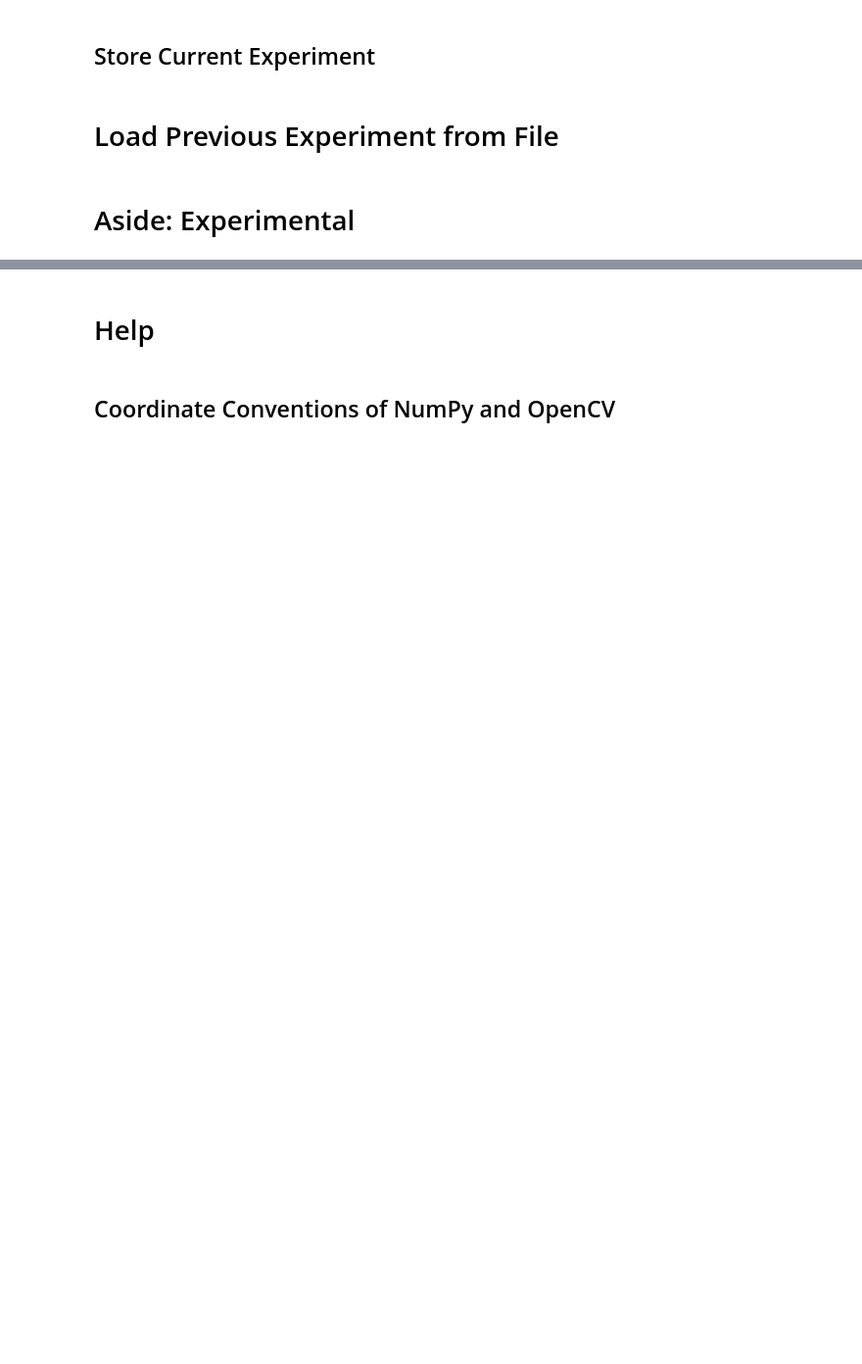
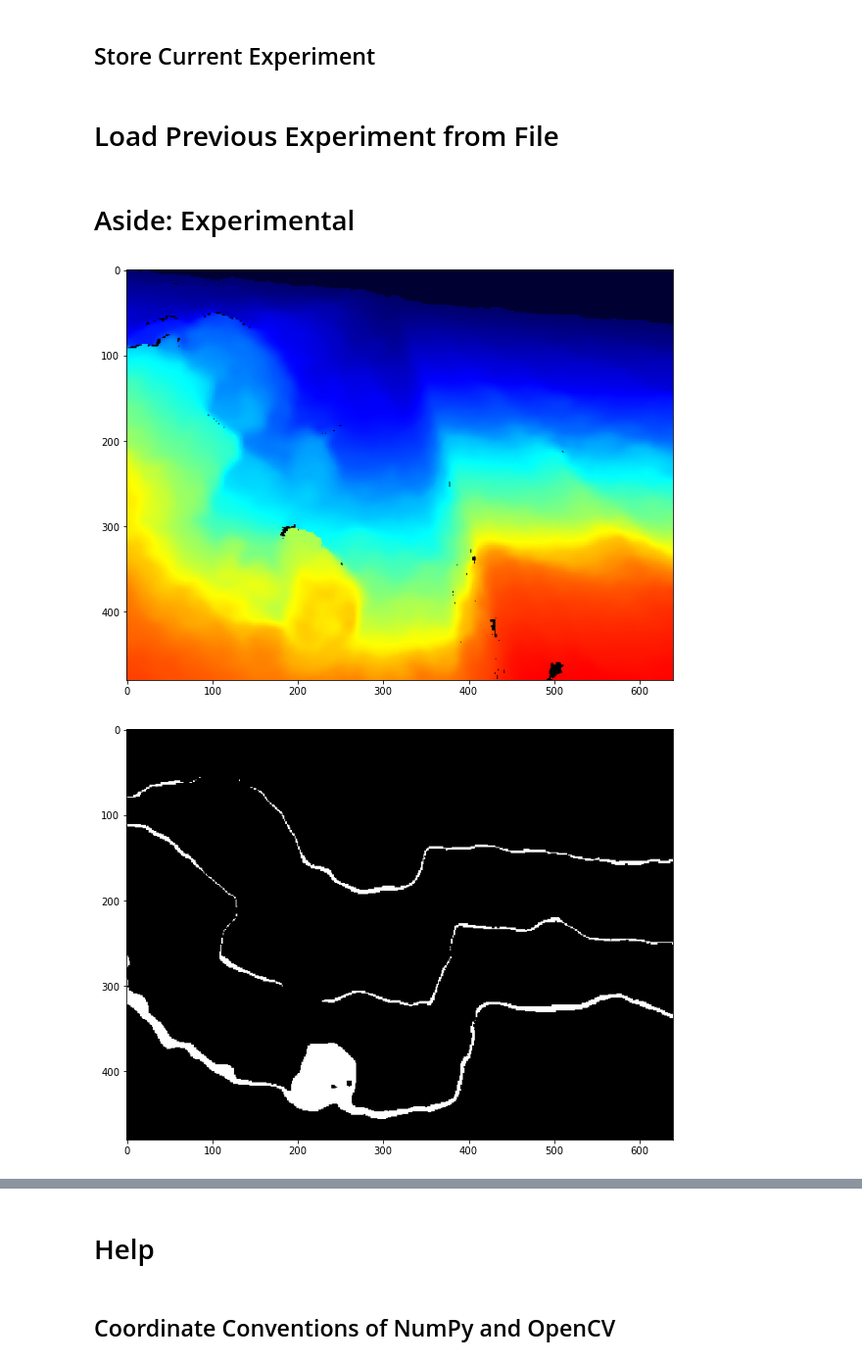
Before and after one commit to free-bit/furrow-edge-detector, a Jupyter notebook: Image Processing & Feature Detection.ipynb, the cells around one changed output, grey strips where cells are left out. Shown at 98% size. Drawn from its saved outputs; the diff is of its cells as text; code cells hidden in the pictures; blank space fills up the shorter version.

Commit message:
Changes: * Dilation, erosion, opening, closing added. * Experiments done with template matching.

```diff
--- a/Image Processing & Feature Detection.ipynb
+++ b/Image Processing & Feature Detection.ipynb
@@ -177,7 +189,11 @@ def hough_line_config(average=True,
 Bind names to the UI elements. Define new UI elements and name-UI element mappings here if needed.
 # %%
 # Defining UI elements for configurations
-threshold_ui = lambda: interactive(threshold_config, thresh=(0,255), maxval=(0,255),
+dilation_ui = lambda: interactive(dilation_config, ksize=(1,20))
+erosion_ui = lambda: interactive(erosion_config, ksize=(1,20))
+opening_ui = lambda: interactive(opening_config, ksize=(1,20))
+closing_ui = lambda: interactive(closing_config, ksize=(1,20))
+threshold_ui = lambda: interactive(threshold_config, thresh=(0.0,255.0,0.5), maxval=(0.0,255.0,0.5),
                            type={"Binary": cv2.THRESH_BINARY,
                                  "Binary Inverted": cv2.THRESH_BINARY_INV,
                                  "Trunctate": cv2.THRESH_TRUNC,
@@ -209,7 +225,7 @@ canny_ui = lambda: interactive(canny_config, threshold1=(0,500), threshold2=(0,5
 shi_tomasi_ui = lambda: interactive(config_shi_tomasi,
                                     blockSize=(0,100),
                                     maxCorners=(0,200),
-                                    qualityLevel=[0.1,0.01,0.001,0.0001],
+                                    qualityLevel=(0.0,1.0,0.1),
                                     minDistance=(0,200))
 dsift_ui = lambda: interactive(config_dsift,
                                top_n=(0,200),
@@ -219,7 +235,7 @@ sift_ui = lambda: interactive(config_sift,
                               peak_thresh=(0,200),
                               edge_thresh=(0,200),
                               norm_thresh=(0,200),
-                              window_size=(1,20))
+                              window_size=(1,100))
 hough_line_ui = lambda: interactive(hough_line_config,
                                     num_lines=(1,500),
                                     min_theta=(0,180),
@@ -235,6 +251,10 @@ hough_line_ui = lambda: interactive(hough_line_config,
 preproc_ui = {
     "Grayscale": None,
     "Contrast": None,
+    "Dilation": dilation_ui,
+    "Erosion": erosion_ui,
+    "Opening": opening_ui,
+    "Closing": closing_ui,
     "ROI Threshold": None,
     "Threshold": threshold_ui,
     "Adaptive Threshold": adaptive_threshold_ui,
@@ -445,3 +445,69 @@ merged = horizontal | vertical
 show_image(merged, cmap="gray")
 # %% [markdown]
 # Aside: Experimental
+# %%
+contours = []
+contours.append((depth_arr >= 0.96) & (depth_arr <= 0.98))
+contours.append((depth_arr >= 1.35) & (depth_arr <= 1.37))
+contours.append((depth_arr >= 2.42) & (depth_arr <= 2.48))
+combined = np.zeros((480, 640), dtype=np.bool)
+for contour in contours:
+    combined = combined | contour
+#     show_image(contour, cmap="gray")
+
+show_image(depth_img)
+show_image(combined, cmap="gray")
+
+binary_image = combined.astype(np.float32)
+
+# matplotlib.use("Qt5Agg")
+# img = contours[2].astype(np.uint8) * 255
+# roi_corners = set_roi(img, num_corners=4)
+# %matplotlib inline
+# apply_roi_threshold(img, roi_corners=roi_corners, visualize=True)
+
+# [[323, 119],
+# [374, 119],
+# [375, 162],
+# [322, 162]]
+
+feature = contours[2].astype(np.uint8)
+# feature = apply_dilation(feature, ksize=5)
+template = feature[115:165, 325:375]
+show_image(template, cmap="gray")
+w, h = template.shape[::-1]
+
+img1 = contours[0].astype(np.uint8) * 255
+img2 = contours[1].astype(np.uint8) * 255
+img3 = contours[2].astype(np.uint8) * 255
+res1 = cv2.matchTemplate(img1, template, cv2.TM_CCOEFF_NORMED)
+res2 = cv2.matchTemplate(img2, template, cv2.TM_CCOEFF_NORMED)
+res3 = cv2.matchTemplate(img3, template, cv2.TM_CCOEFF_NORMED)
+
+for img, res in [(img1, res1), (img2, res2), (img3, res3)]:
+    min_val, max_val, min_loc, max_loc = cv2.minMaxLoc(res)
+
+    top_left = max_loc
+    bottom_right = (top_left[0] + w, top_left[1] + h)
+
+    cv2.rectangle(img,top_left, bottom_right, 255, 2)
+    plt.figure(figsize=(15,15))
+    plt.subplot(121),plt.imshow(res, cmap = 'gray')
+    plt.title('Matching Result'), plt.xticks([]), plt.yticks([])
+    plt.subplot(122),plt.imshow(img, cmap = 'gray')
+    plt.title('Detected Point'), plt.xticks([]), plt.yticks([])
+
+    plt.show()
+
+# threshold = 0.5
+# loc = np.where(res >= threshold)
+# new_image = np.zeros((*binary_image.shape, 3))
+# new_image[:,:,0] = binary_image
+# new_image[:,:,1] = binary_image
+# new_image[:,:,2] = binary_image
+# for pt in zip(*loc[::-1]):
+#     cv2.rectangle(new_image, pt, (pt[0] + w, pt[1] + h), (0,0,255), 2)
+# show_image(new_image)
+# %% [output]
+[figure, added]
+[figure, added]
```
Also changed, not shown: parts of 14 cells of this notebook, 1 other file.
